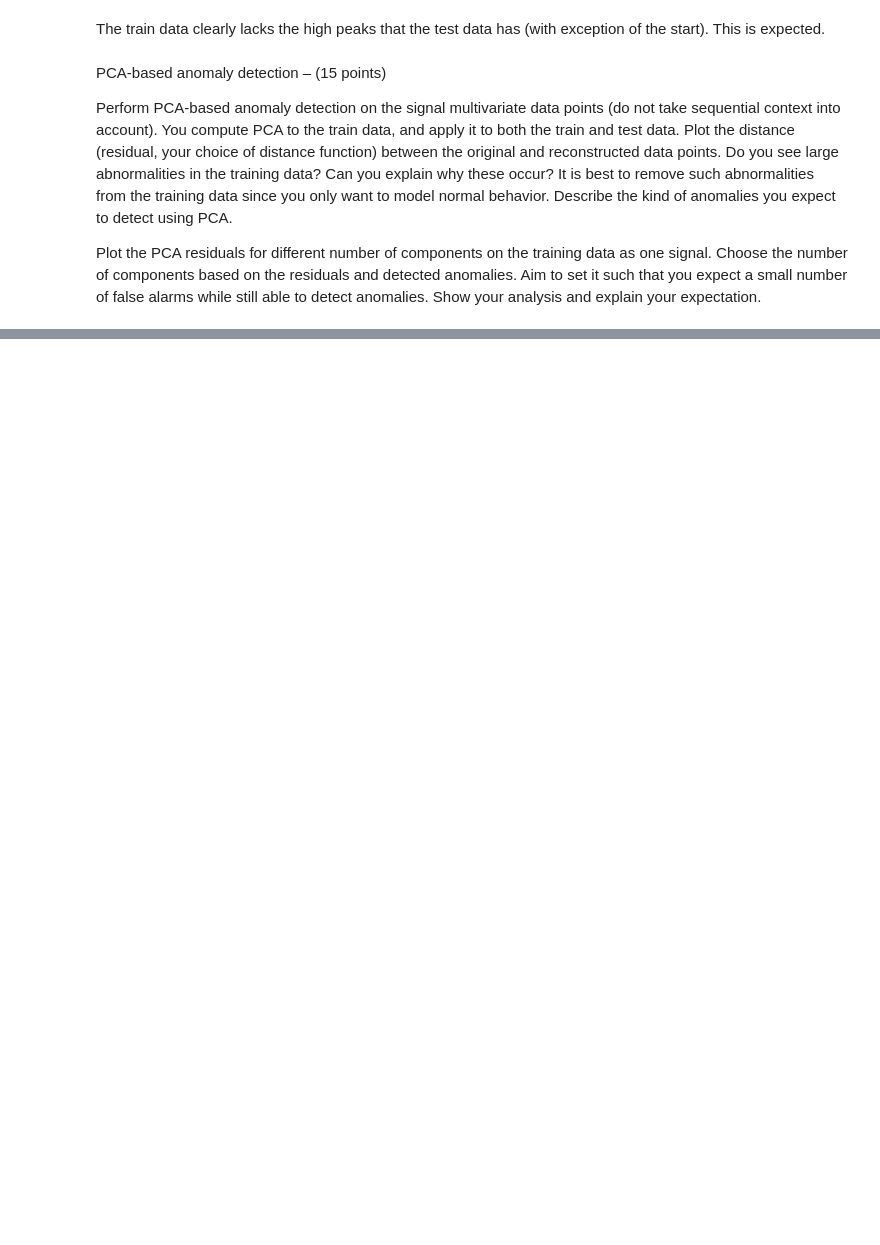
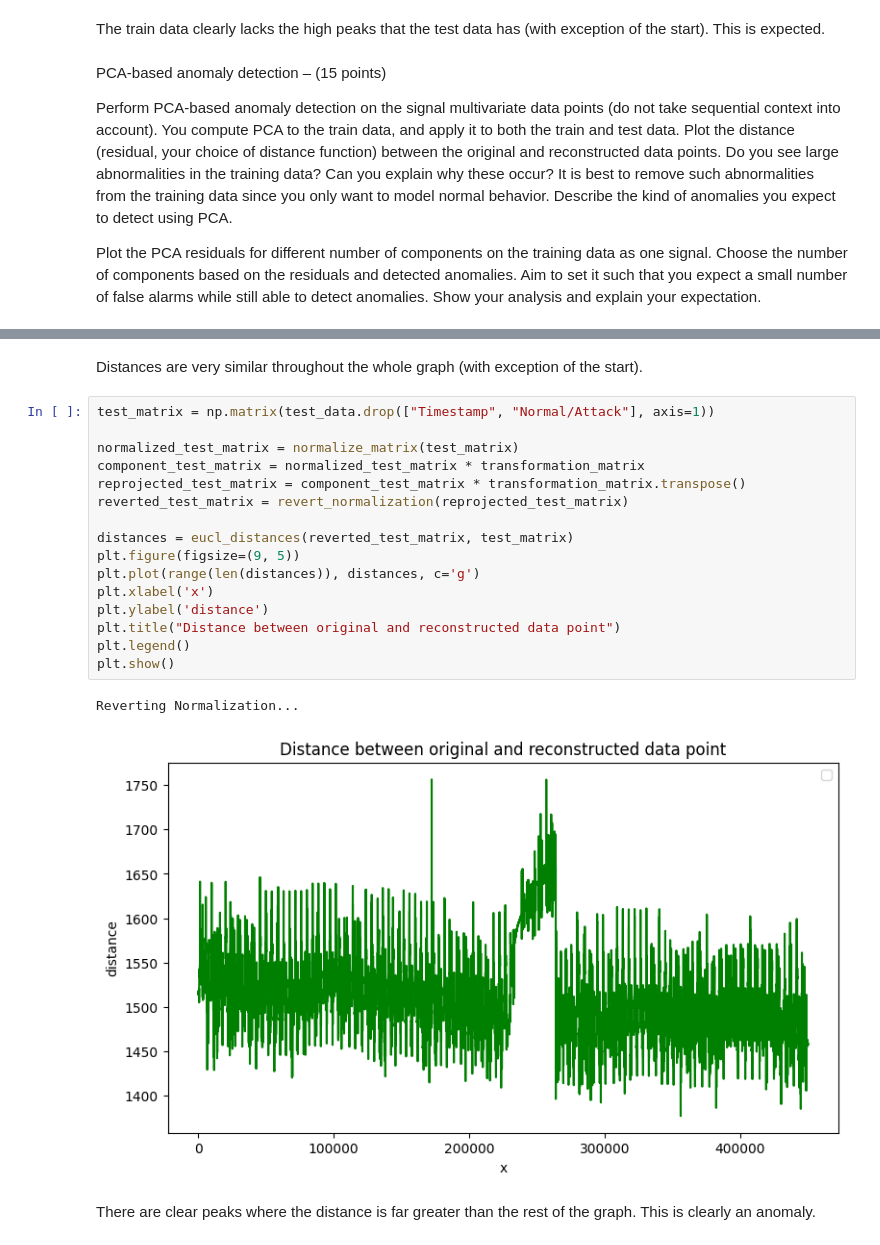
Before and after one commit to aqzandt/bigdata_fp, a Jupyter notebook: data_mining_1/lab.ipynb, the cells around one changed output, grey strips where cells are left out. Cells and saved outputs as stored; diff of their text form; blank space fills up the shorter version.

```diff
--- a/data_mining_1/lab.ipynb
+++ b/data_mining_1/lab.ipynb
@@ -298,0 +408,23 @@ able to detect anomalies. Show your analysis and explain your expectation.
+# %% [markdown]
+Distances are very similar throughout the whole graph (with exception of the start).
+# %%
+test_matrix = np.matrix(test_data.drop(["Timestamp", "Normal/Attack"], axis=1))
+
+normalized_test_matrix = normalize_matrix(test_matrix)
+component_test_matrix = normalized_test_matrix * transformation_matrix
+reprojected_test_matrix = component_test_matrix * transformation_matrix.transpose()
+reverted_test_matrix = revert_normalization(reprojected_test_matrix)
+
+distances = eucl_distances(reverted_test_matrix, test_matrix)
+plt.figure(figsize=(9, 5))
+plt.plot(range(len(distances)), distances, c='g')
+plt.xlabel('x')
+plt.ylabel('distance')
+plt.title("Distance between original and reconstructed data point")
+plt.legend()
+plt.show()
+# %% [output]
+Reverting Normalization...
+[figure, added]
+# %% [markdown]
+There are clear peaks where the distance is far greater than the rest of the graph. This is clearly an anomaly.
```
Also changed, not shown: parts of 9 cells of this notebook.
